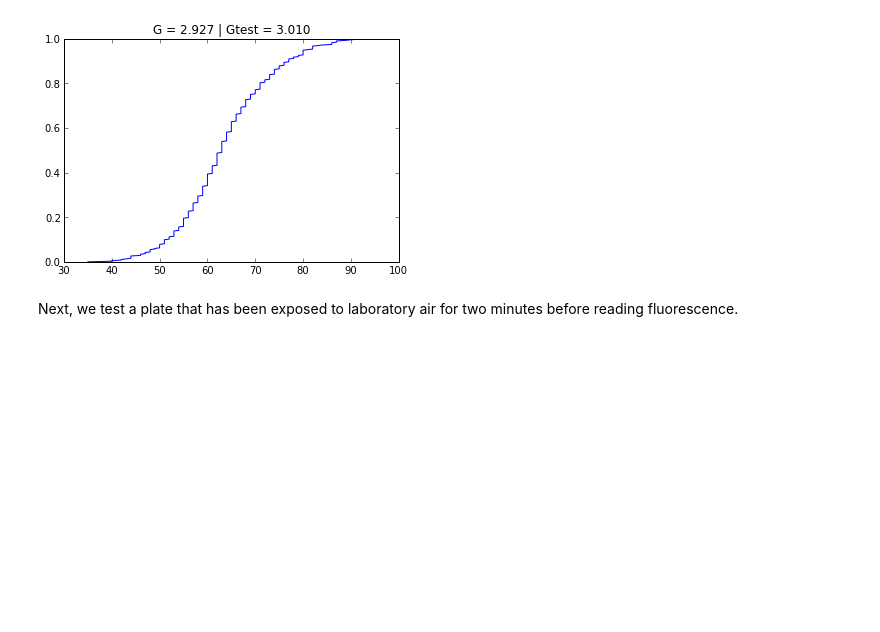
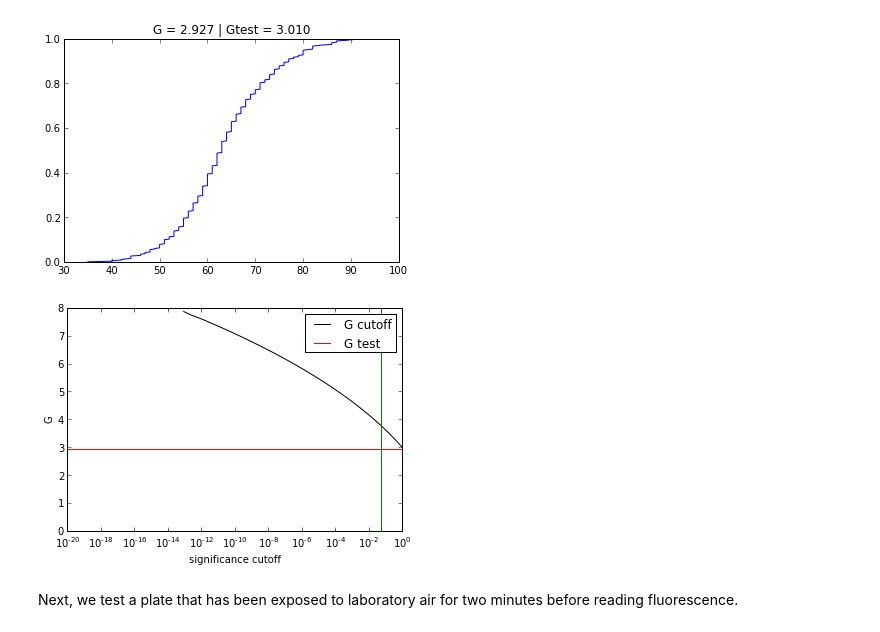
Before and after one commit to choderalab/cadd-grc-2013, a Jupyter notebook: notebooks/Outliers.ipynb, the cells around one changed output. Drawn from its saved outputs; the diff is of its cells as text; code cells hidden in the pictures; blank space fills up the shorter version.

```diff
--- a/notebooks/Outliers.ipynb
+++ b/notebooks/Outliers.ipynb
@@ -43,6 +43,19 @@ def Grubbs_outlier_test(y_i, alpha=0.95):
     index = G_i.argmax()
     no_outliers = (G > Gtest)
     return [G_i, Gtest, no_outliers, index]
+
+def Grubbs_outlier_cutoff_distribution(N):
+    """
+    Generate the Grubbs' outlier test statistic cutoff distribution for various values of significance.
+    """
+    npoints = 50
+    alphas = logspace(0, -20, npoints)
+    from scipy import stats
+    Gtest = numpy.zeros([npoints], numpy.float64)
+    for (i,alpha) in enumerate(alphas):
+        t = stats.t.isf(1 - alpha/(2*N), N-2) # Upper critical value of the t-distribution with N − 2 degrees of freedom and a significance level of α/(2N)
+        Gtest[i] = (N-1)/numpy.sqrt(N) * numpy.sqrt(t**2 / (N-2+t**2));
+    return [alphas, Gtest]
 # %%
 # We will also plot the empirical cumulative distribution function (CDF).
 def plot_empirical_cdf(data):
@@ -57,6 +70,18 @@ plot_empirical_cdf(clean_microplate_rfu);
 title("G = %.3f | Gtest = %.3f" % (G_i.max(), Gtest));
 # %% [output]
 [figure]
+# %%
+# Plot test statistic cutoff distribution.
+N = clean_microplate_rfu.size
+[alpha, Gcutoff] = Grubbs_outlier_cutoff_distribution(N)
+semilogx(alpha, Gcutoff, 'k-', [alpha.min(), alpha.max()], [G_i.max(), G_i.max()], 'r-');
+hold(True);
+plot([0.05, 0.05], [0, 8], 'g-')
+xlabel('significance cutoff');
+ylabel('G');
+legend(['G cutoff', 'G test'], 'upper right');
+# %% [output]
+[figure, added]
 # %% [markdown]
 Next, we test a plate that has been exposed to laboratory air for two minutes before reading fluorescence.
 # %%
```
Also changed, not shown: parts of 2 cells of this notebook, 3 other files.
